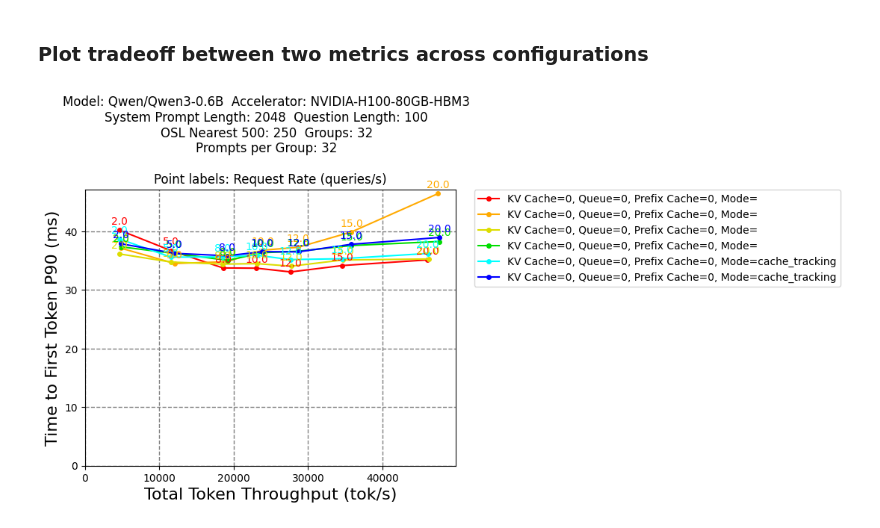
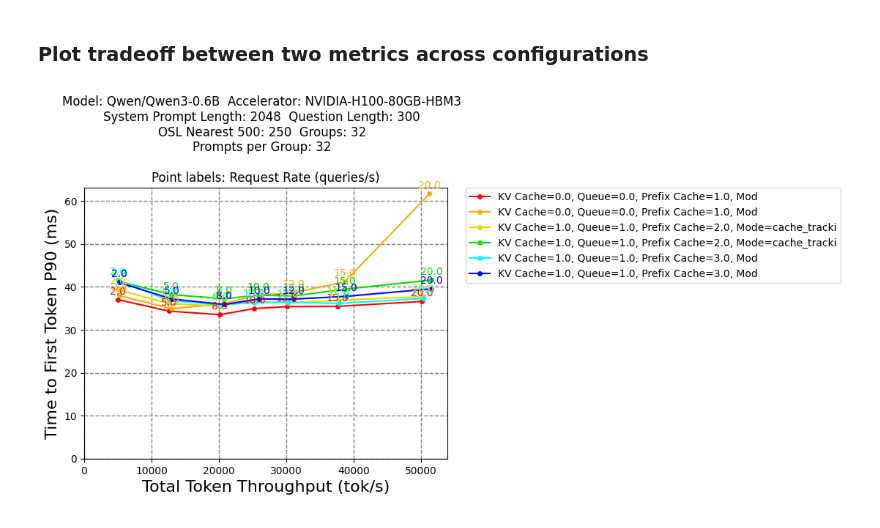
Before and after one commit to llm-d/llm-d-benchmark, a Jupyter notebook: analysis/analysis.ipynb, the cells around one changed output. Saved outputs shown, nothing was run; the diff lists cells and outputs as text; code cells hidden in the pictures.

```diff
--- a/analysis/analysis.ipynb
+++ b/analysis/analysis.ipynb
@@ -300,37 +302,37 @@ plot_scenario(
 ################################################################################
 
 # Select index of scenario
-idx = 0
+idx = 1
 
 # Configuration keys to group
 config_keys = ['KV_Cache_Scorer_Weight', 'Queue_Scorer_Weight', 'Prefix_Cache_Scorer_Weight', 'Prefix_Cache_Scorer_Mode']
 
 # Segregate traces by column
 col_seg_by='Directory'
 
 # Columns for axes
 col_x = 'Total_Token_Throughput'
 col_y = 'P90_TTFT_ms'
 # The "Z" axis will be numerical printouts above each point
 col_z = 'Max_QPS'
 
 # Select linear or log scales
 log_x = False
 log_y = False
 
 ################################################################################
 # Standard code
 ################################################################################
 
 plot_scenario_tradeoff(
     runs_df=runs,
     scenario=scenarios[idx],
     config_keys=config_keys,
     col_x=col_x,
     col_y=col_y,
     col_z=col_z,
     col_seg_by=col_seg_by,
     log_x=log_x,
     log_y=log_y)
 # %% [output]
-[figure, old version]
+[figure, new version]
```
Also changed, not shown: parts of 6 cells of this notebook, 1 other file.
